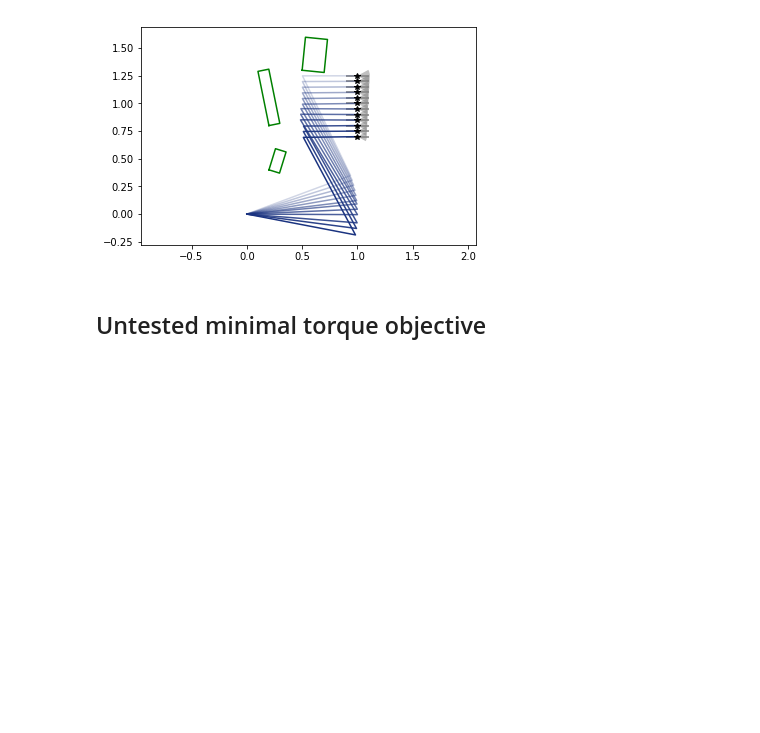
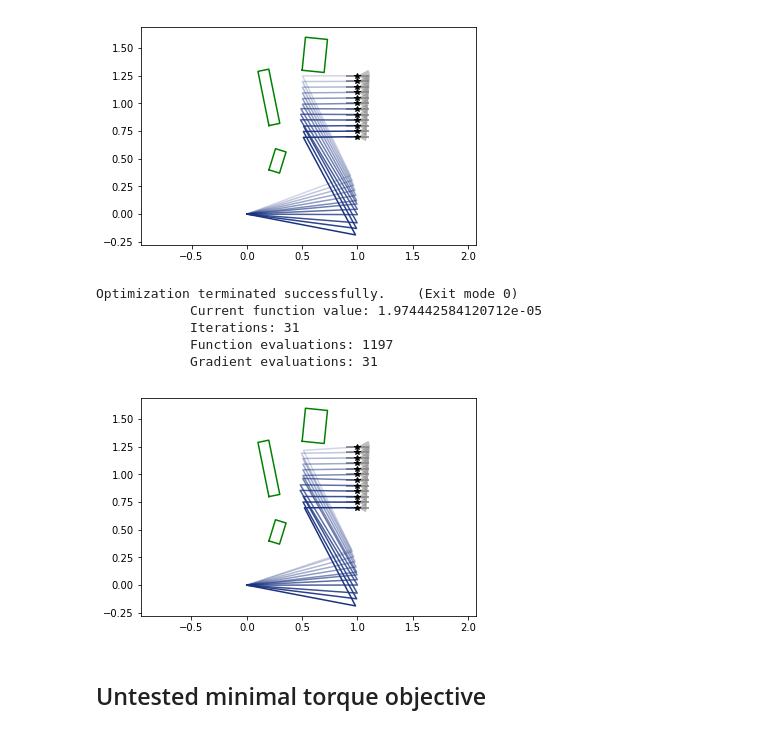
Before and after one commit to JeroenDM/planar_python_robotics, a Jupyter notebook: example_3R_robot.py.ipynb, the cells around one changed output. Cells and saved outputs as stored; diff of their text form; code cells hidden in the pictures; blank space fills up the shorter version.

Commit message:
add collision constraints to optimisation problem

```diff
--- a/example_3R_robot.py.ipynb
+++ b/example_3R_robot.py.ipynb
@@ -146,6 +144,26 @@ for tp in path1: tp.plot(ax7)
 plt.show()
 # %% [output]
 [figure]
+# %%
+weights = w={'joint_motion': 0.0, 'path_error': 1.0, 'torque': 0.0}
+q_opt2, dq_opt, ddq_opt = get_optimal_trajectory(robot1, path1, q_init,
+                                                 check_collision=True, scene=sc1,
+                                                 w=weights)
+# %% [output]
+Optimization terminated successfully.    (Exit mode 0)
+            Current function value: 1.974442584120712e-05
+            Iterations: 31
+            Function evaluations: 1197
+            Gradient evaluations: 31
+# %%
+fig7, ax7 = plt.subplots()
+ax7.axis('equal')
+robot1.plot_path_kinematics(ax7, q_opt2)
+for r in sc1: r.plot(ax7, 'g')
+for tp in path1: tp.plot(ax7)
+plt.show()
+# %% [output]
+[figure, added]
 # %% [markdown]
 ## Untested minimal torque objective
 # %%
```
Also changed, not shown: parts of 1 cell of this notebook, 4 other files.
